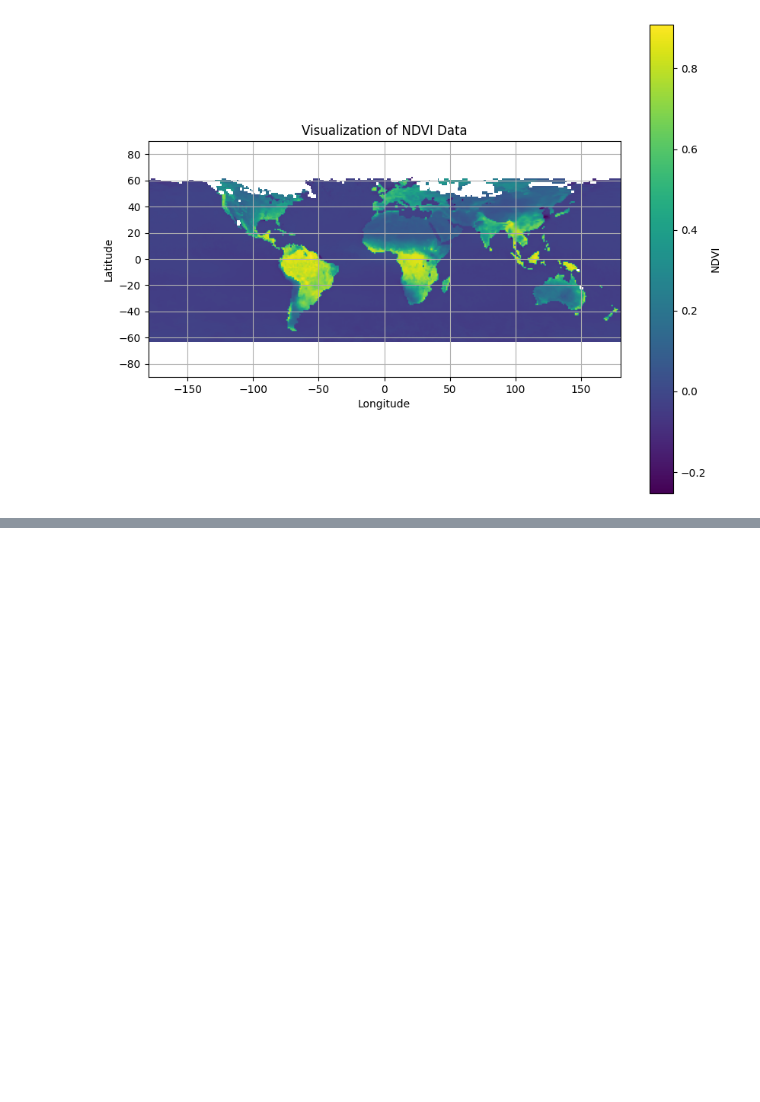
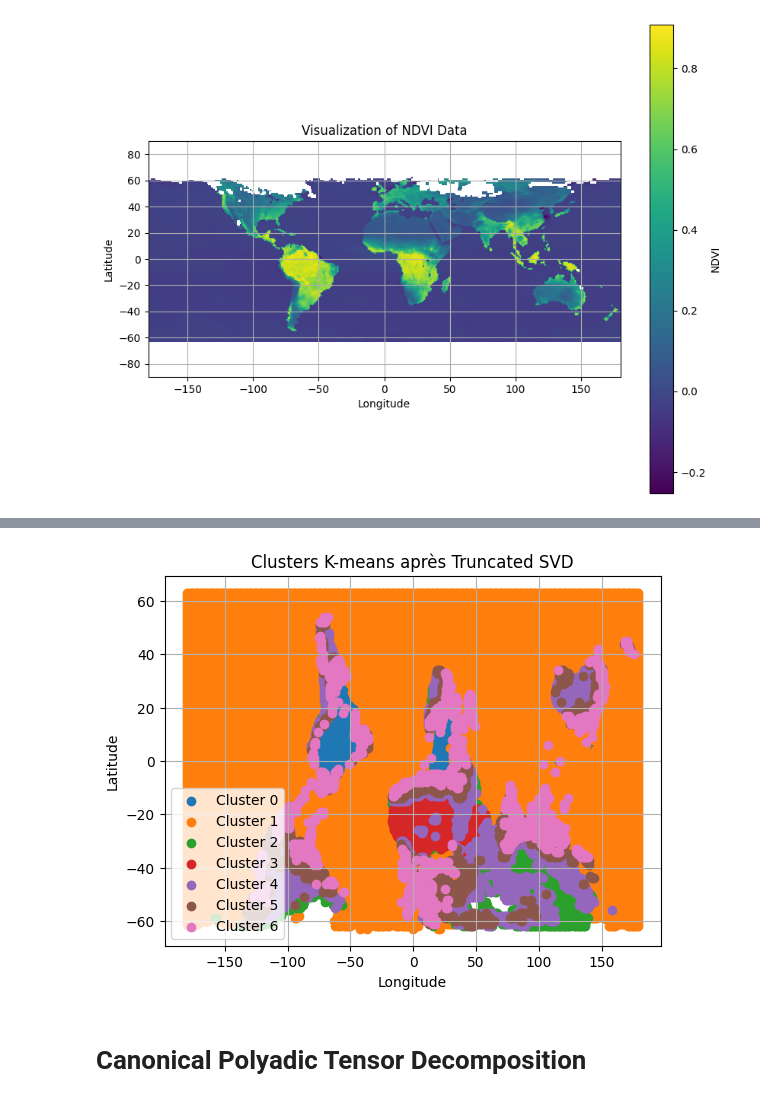
Before and after one commit to mathiswauquiez/GRASPSatelliteLandTypeClustering, a Jupyter notebook: MARIADASS_notebook.ipynb, the cells around one changed output, grey strips where cells are left out. Saved outputs shown, nothing was run; the diff lists cells and outputs as text; code cells hidden in the pictures; blank space fills up the shorter version.

```diff
--- a/MARIADASS_notebook.ipynb
+++ b/MARIADASS_notebook.ipynb
@@ -155,0 +443,28 @@ visualize_clusters('Cluster')
+# %%
+from sklearn.cluster import KMeans
+
+# Nombre de clusters à définir
+num_clusters = 7  # Choisissez le nombre de clusters souhaité
+
+# Appliquer K-means clustering sur les données transformées
+kmeans = KMeans(n_clusters=num_clusters, random_state=42)
+cluster_labels = kmeans.fit_predict(denoised_data)
+
+# Ajouter les étiquettes de cluster à vos données
+decomposition_data['Cluster'] = cluster_labels
+
+# Visualisation des clusters K-means après Truncated SVD
+for cluster_label in range(num_clusters):
+    cluster_data = decomposition_data[decomposition_data['Cluster'] == cluster_label]
+    plt.scatter(cluster_data.index.get_level_values('x'), cluster_data.index.get_level_values('y'), label=f'Cluster {cluster_label}')
+
+plt.title('Clusters K-means après Truncated SVD')
+plt.xlabel('Longitude')
+plt.ylabel('Latitude')
+plt.legend()
+plt.grid(True)
+plt.show()
+# %% [output]
+[figure, added]
+# %% [markdown]
+# Canonical Polyadic Tensor Decomposition
```
Also changed, not shown: parts of 23 cells of this notebook.
